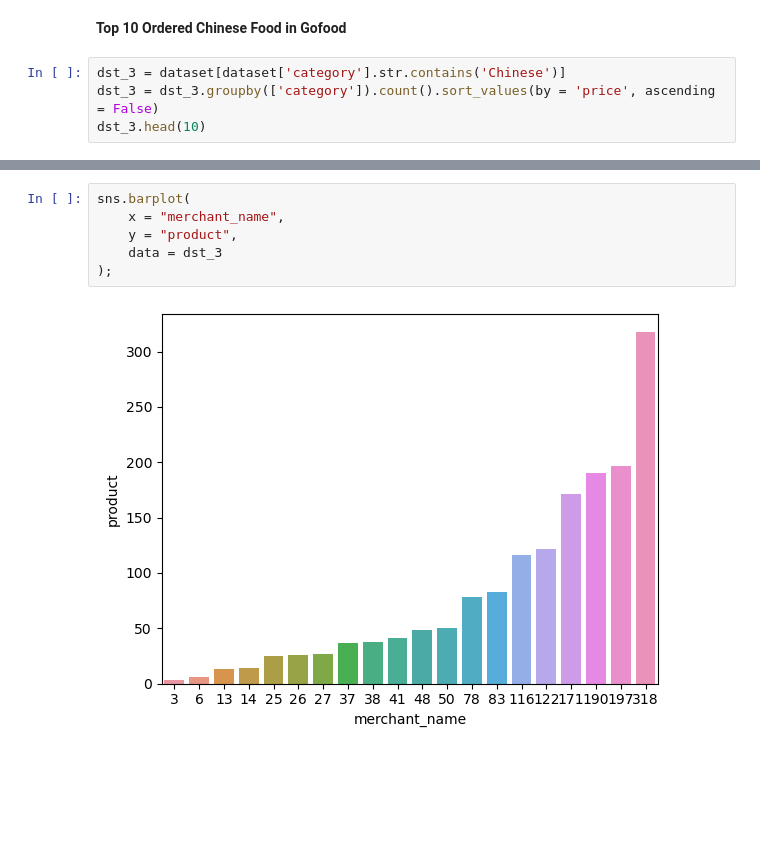
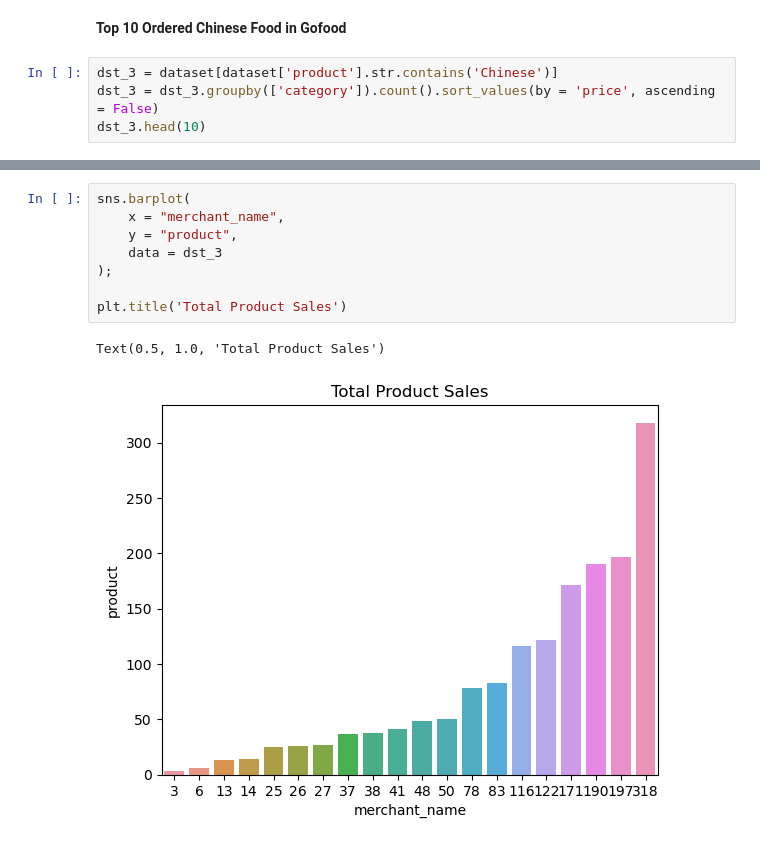
Before and after one commit to Edy-Mochamad/Analysis-Product-Revenue, a Jupyter notebook: produklist.ipynb, the cells around one changed output, grey strips where cells are left out. Saved outputs shown, nothing was run; the diff lists cells and outputs as text; blank space fills up the shorter version.

Commit message:
update visualization

```diff
--- a/produklist.ipynb
+++ b/produklist.ipynb
@@ -229,7 +229,7 @@ dst_2.head(10)
 # %% [markdown]
 **Top 10 Ordered Chinese Food in Gofood**
 # %%
-dst_3 = dataset[dataset['category'].str.contains('Chinese')]
+dst_3 = dataset[dataset['product'].str.contains('Chinese')]
 dst_3 = dst_3.groupby(['category']).count().sort_values(by = 'price', ascending = False)
 dst_3.head(10)
 # %% [output]
@@ -248,8 +248,11 @@ dst_3.head(10)
 # %%
 sns.barplot(
     x = "merchant_name",
     y = "product",
     data = dst_3
 );
+
+plt.title('Total Product Sales')
 # %% [output]
+Text(0.5, 1.0, 'Total Product Sales')
-[figure, old version]
+[figure, new version]
```
Also changed, not shown: parts of 1 cell of this notebook.
